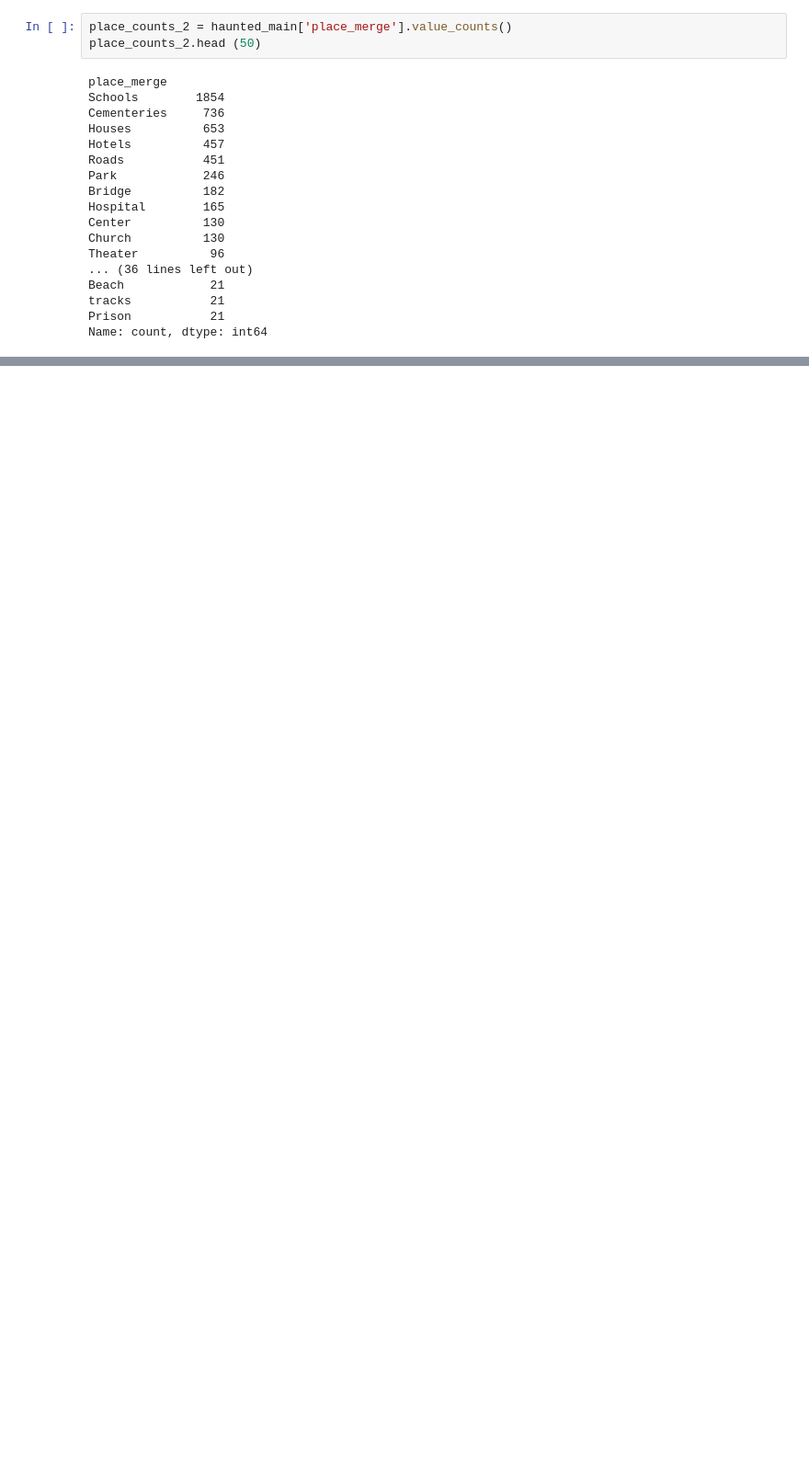
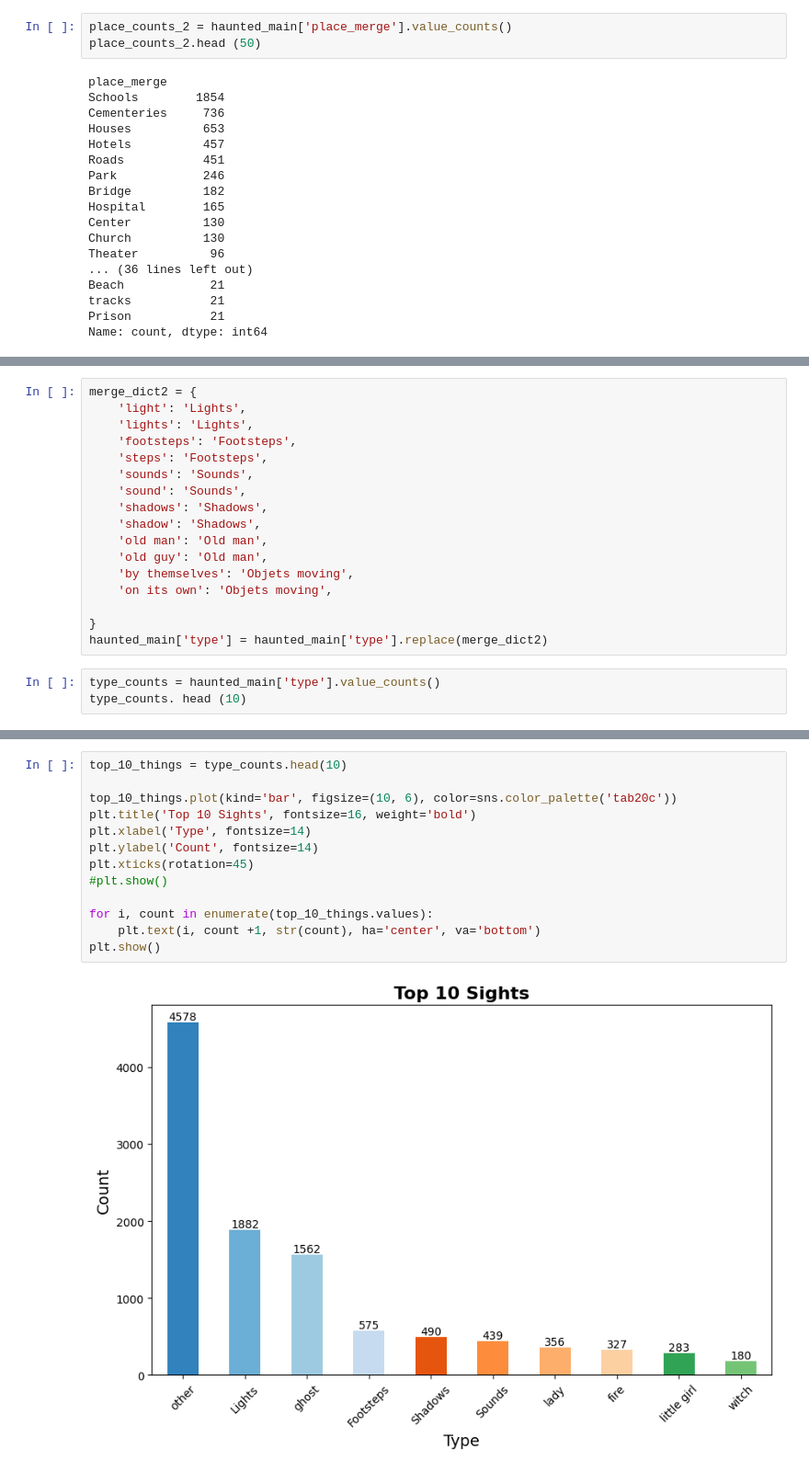
Before and after one commit to rohanhpatel/nw-project-3, a Jupyter notebook: database/data_joel.ipynb, the cells around one changed output, grey strips where cells are left out. Shown at 92% size. Drawn from its saved outputs; the diff is of its cells as text; blank space fills up the shorter version.

```diff
--- a/database/data_joel.ipynb
+++ b/database/data_joel.ipynb
@@ -226,0 +278,20 @@ plt.show()
+# %%
+merge_dict2 = {
+    'light': 'Lights',
+    'lights': 'Lights',
+    'footsteps': 'Footsteps',
+    'steps': 'Footsteps',
+    'sounds': 'Sounds',
+    'sound': 'Sounds',
+    'shadows': 'Shadows',
+    'shadow': 'Shadows',
+    'old man': 'Old man',
+    'old guy': 'Old man',
+    'by themselves': 'Objets moving',
+    'on its own': 'Objets moving',
+
+}
+haunted_main['type'] = haunted_main['type'].replace(merge_dict2)
+# %%
+type_counts = haunted_main['type'].value_counts()
+type_counts. head (10)
@@ -226,0 +410,15 @@ plt.show()
+# %%
+top_10_things = type_counts.head(10)
+
+top_10_things.plot(kind='bar', figsize=(10, 6), color=sns.color_palette('tab20c'))
+plt.title('Top 10 Sights', fontsize=16, weight='bold')
+plt.xlabel('Type', fontsize=14)
+plt.ylabel('Count', fontsize=14)
+plt.xticks(rotation=45)
+#plt.show()
+
+for i, count in enumerate(top_10_things.values):
+    plt.text(i, count +1, str(count), ha='center', va='bottom')
+plt.show()
+# %% [output]
+[figure, added]
```
Also changed, not shown: parts of 21 cells of this notebook.
